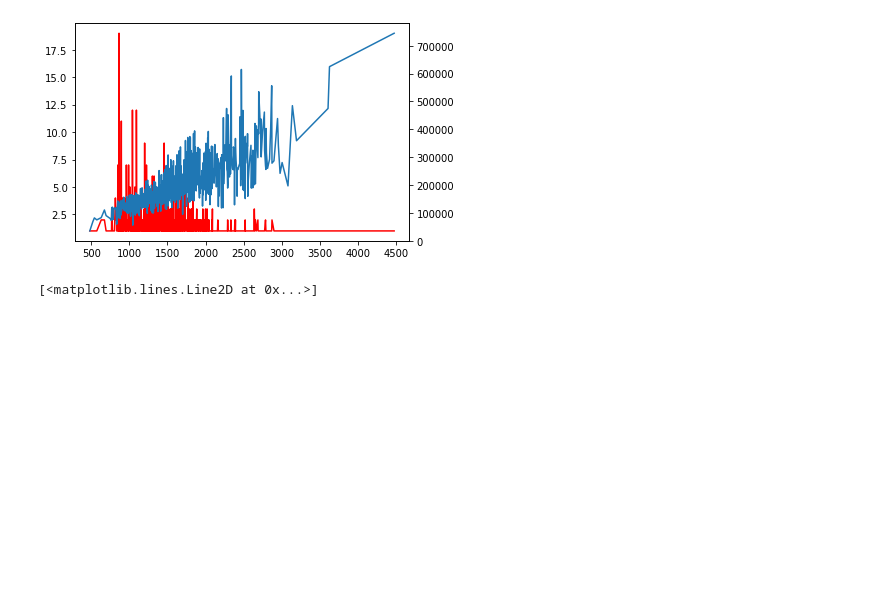
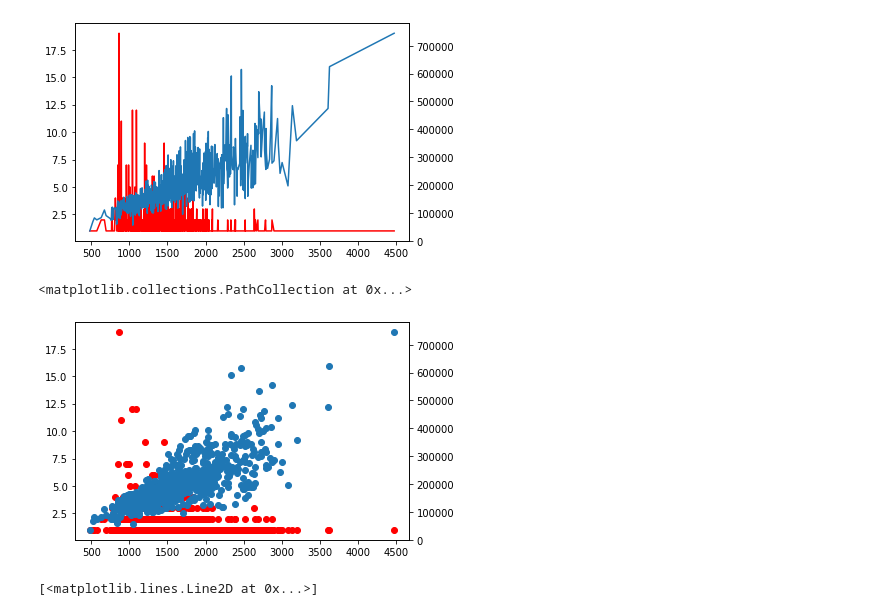
Before and after one commit to ggpp200/corap, a Jupyter notebook: house.ipynb, the cells around one changed output. Saved outputs shown, nothing was run; the diff lists cells and outputs as text; code cells hidden in the pictures; blank space fills up the shorter version.

```diff
--- a/house.ipynb
+++ b/house.ipynb
@@ -401,6 +401,14 @@ plt.plot(train.groupby("Gr Liv Area")['target'].describe()["mean"])
 # %% [output]
 [<matplotlib.lines.Line2D at 0x...>]
 [figure]
+# %%
+plt.scatter(train.groupby("Gr Liv Area")['target'].describe().index, train.groupby("Gr Liv Area")['target'].describe()['count'], color='red')
+plt.twinx()
+plt.scatter(train.groupby("Gr Liv Area")['target'].describe().index, train.groupby("Gr Liv Area")['target'].describe()['mean'])
+# 지상층 생활 면적|
+# %% [output]
+<matplotlib.collections.PathCollection at 0x...>
+[figure, added]
 # %%
 plt.plot(train.groupby("Full Bath")['target'].describe()["count"], color='red')
 plt.twinx()
```
Also changed, not shown: parts of 3 cells of this notebook.
